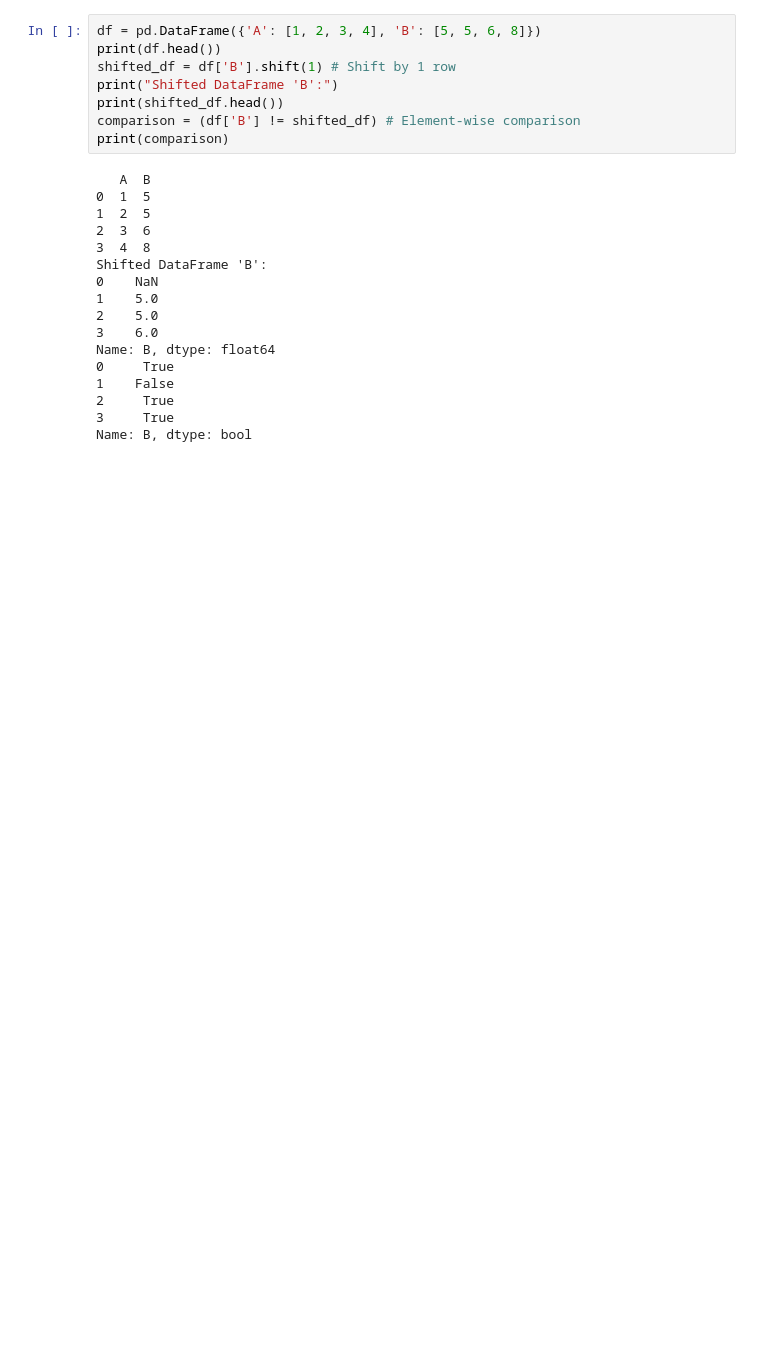
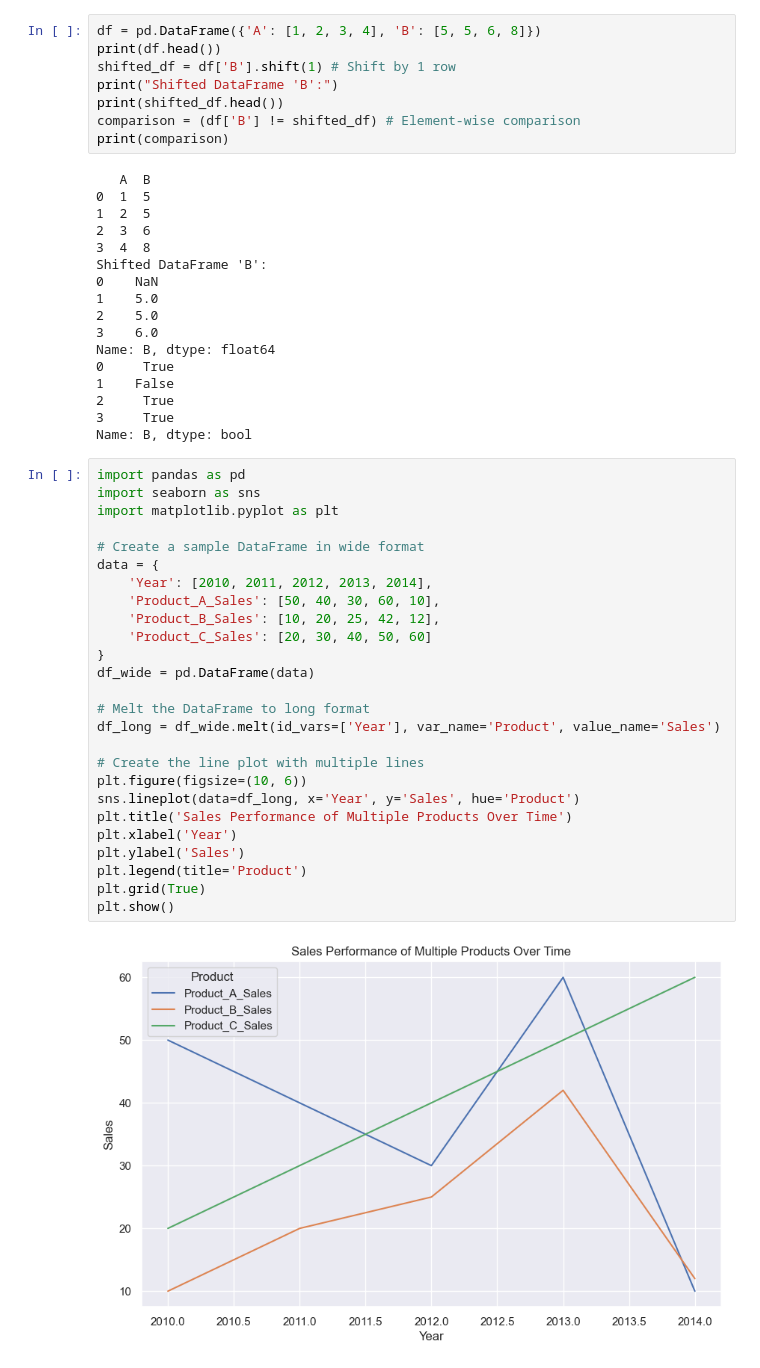
Before and after one commit to mattrupp/pan-coil-change-analysis, a Jupyter notebook: pan-coil-change-analysis.ipynb, the cells around one changed output. Cells and saved outputs as stored; diff of their text form; blank space fills up the shorter version.

```diff
--- a/pan-coil-change-analysis.ipynb
+++ b/pan-coil-change-analysis.ipynb
@@ -58,3 +72,31 @@ Name: B, dtype: float64
 2     True
 3     True
 Name: B, dtype: bool
+# %%
+import pandas as pd
+import seaborn as sns
+import matplotlib.pyplot as plt
+
+# Create a sample DataFrame in wide format
+data = {
+    'Year': [2010, 2011, 2012, 2013, 2014],
+    'Product_A_Sales': [50, 40, 30, 60, 10],
+    'Product_B_Sales': [10, 20, 25, 42, 12],
+    'Product_C_Sales': [20, 30, 40, 50, 60]
+}
+df_wide = pd.DataFrame(data)
+
+# Melt the DataFrame to long format
+df_long = df_wide.melt(id_vars=['Year'], var_name='Product', value_name='Sales')
+
+# Create the line plot with multiple lines
+plt.figure(figsize=(10, 6))
+sns.lineplot(data=df_long, x='Year', y='Sales', hue='Product')
+plt.title('Sales Performance of Multiple Products Over Time')
+plt.xlabel('Year')
+plt.ylabel('Sales')
+plt.legend(title='Product')
+plt.grid(True)
+plt.show()
+# %% [output]
+[figure, added]
```
Also changed, not shown: parts of 2 cells of this notebook.
